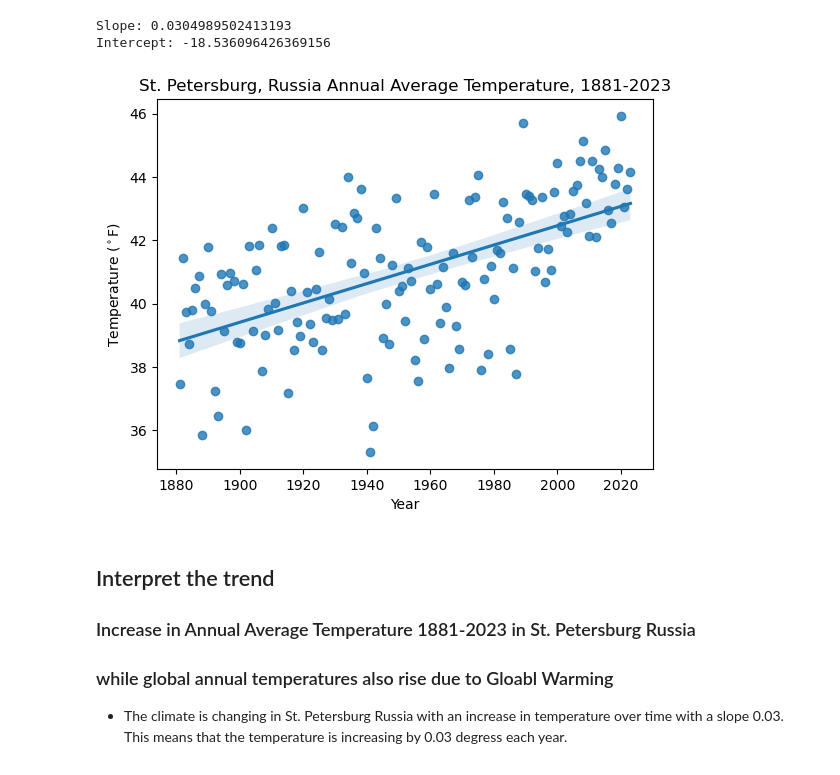
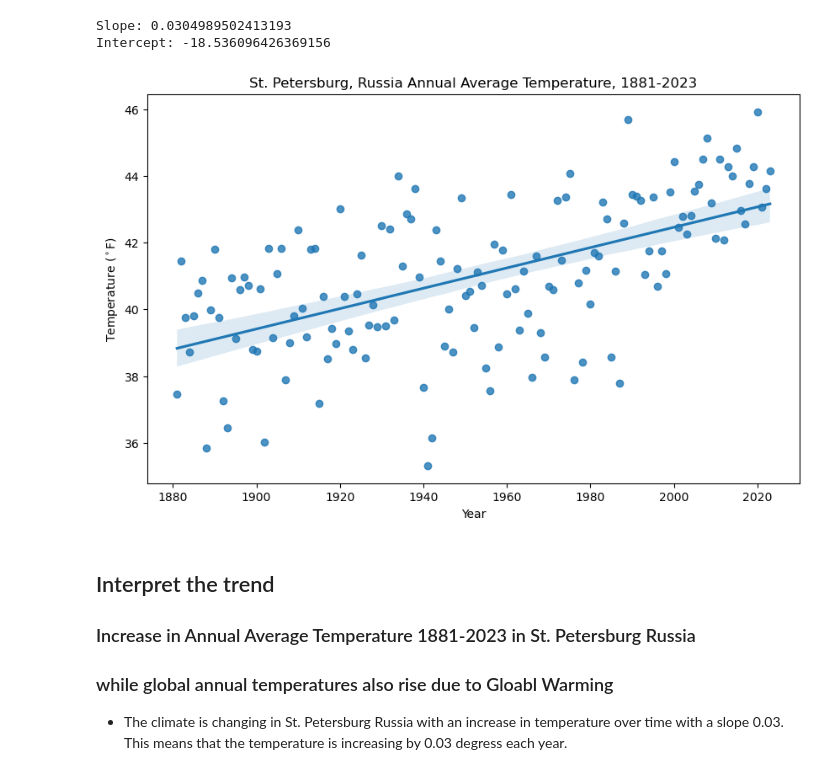
Before and after one commit to earthlab-education/climate-coding-challenge-brglea, a Jupyter notebook: notebooks/portfolio-post-2-climate-coding/sp-climate-01.ipynb, the cells around one changed output. Saved outputs shown, nothing was run; the diff lists cells and outputs as text; code cells hidden in the pictures.

```diff
--- a/notebooks/portfolio-post-2-climate-coding/sp-climate-01.ipynb
+++ b/notebooks/portfolio-post-2-climate-coding/sp-climate-01.ipynb
@@ -324,21 +330,26 @@ print(f"Intercept: {intercept}")
 Slope: 0.0304989502413193
 Intercept: -18.536096426369156
 # %%
+fig = plt.figure(figsize=(10, 6))
+
 # Plot annual average temperature data with a trend line
 ax = sns.regplot(
     x=ann_sp_climate_df.index.year,
     y=ann_sp_climate_df.TAVG,
     )
 # Set plot labels
 ax.set(
     title='St. Petersburg, Russia Annual Average Temperature, 1881-2023',
     xlabel='Year',
     ylabel='Temperature ($^\circ$F)'
 )
 # Display the plot without extra text
-plt.show()
+ann_sp_temp_trend=(
+    plt.show()
+)
+fig.savefig('st_petersburg_ann_temp_trend_1881_2023.png')
 # %% [output]
-[figure, old version]
+[figure, new version]
 # %% [markdown]
 ## Interpret the trend
 ### Increase in Annual Average Temperature 1881-2023 in St. Petersburg Russia
```
Also changed, not shown: parts of 12 cells of this notebook, 3 other files.
